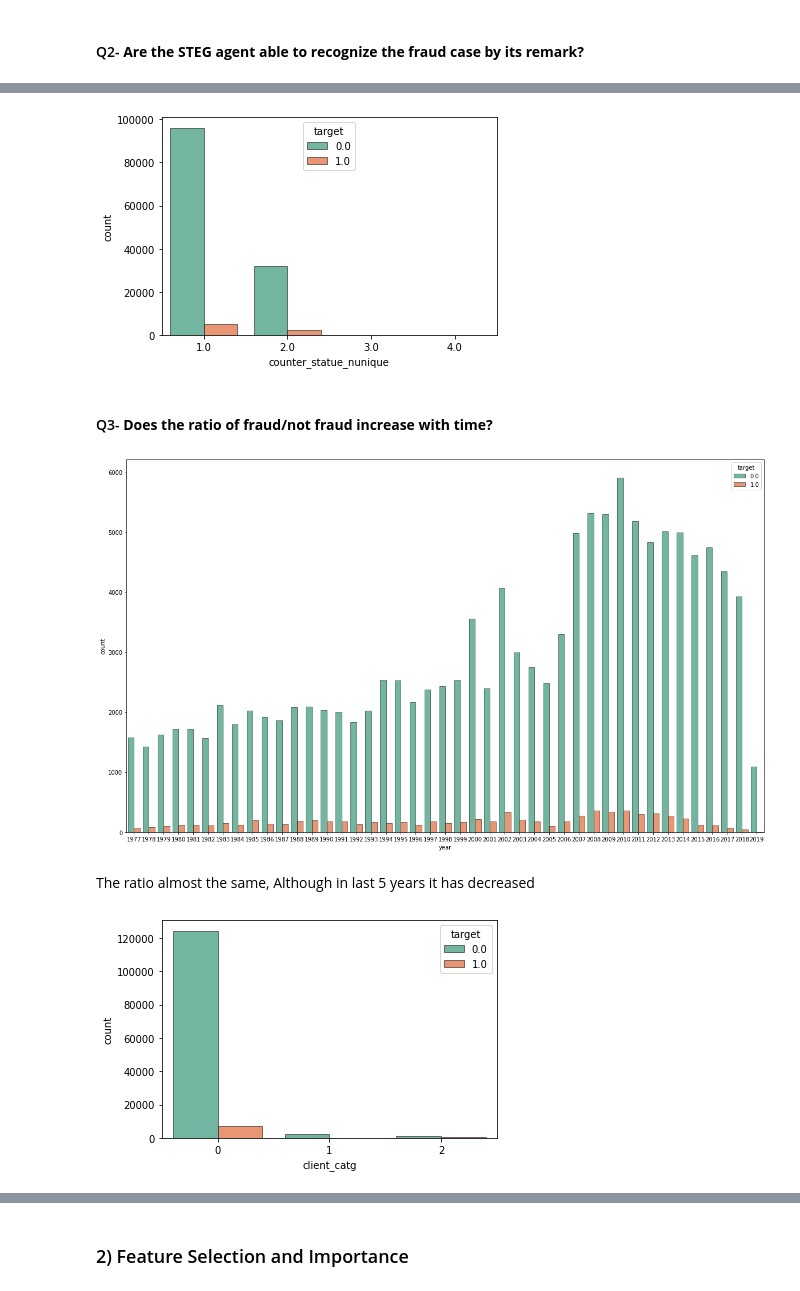
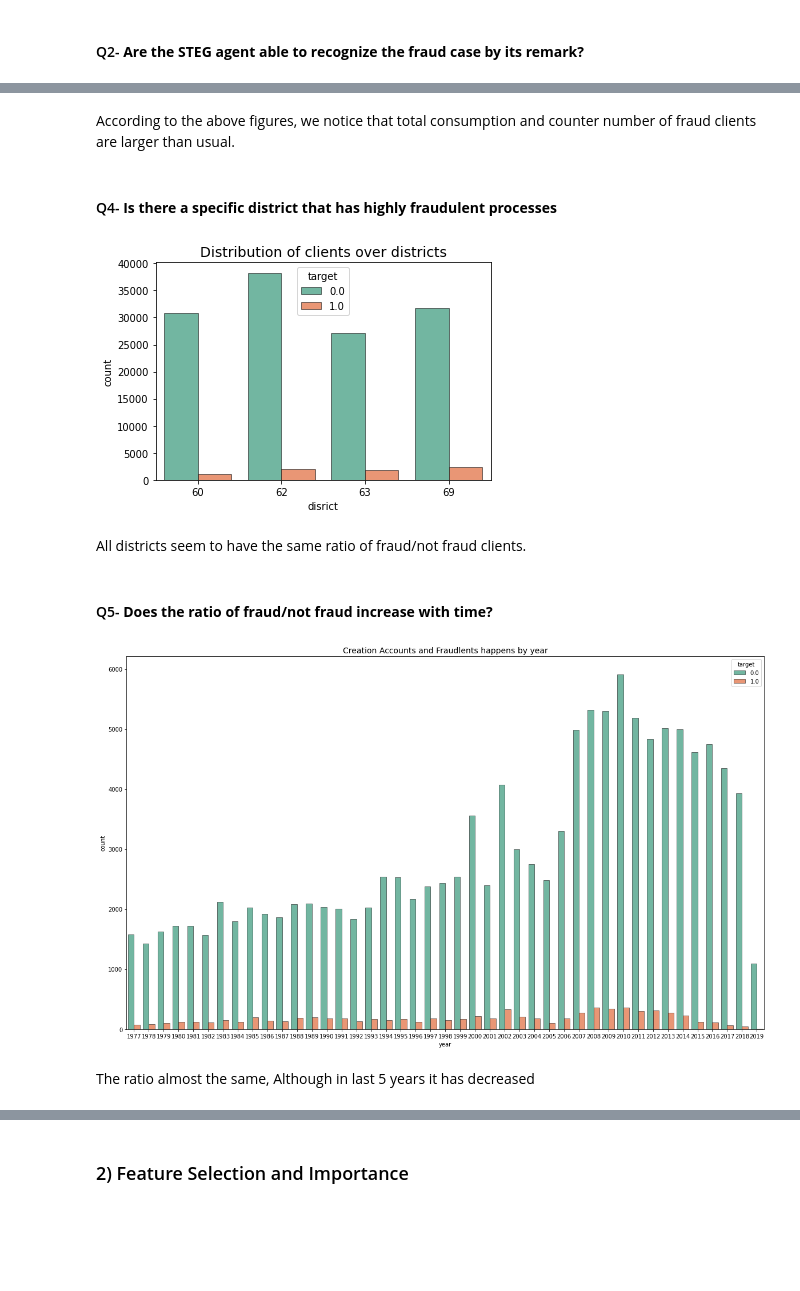
Before and after one commit to ahmedlila/Machine-Learning-Course-Tasks, a Jupyter notebook: Project1_FraudDetectionChallenge.ipynb, the cells around one changed output, grey strips where cells are left out. Saved outputs shown, nothing was run; the diff lists cells and outputs as text; code cells hidden in the pictures; blank space fills up the shorter version.

```diff
--- a/Project1_FraudDetectionChallenge.ipynb
+++ b/Project1_FraudDetectionChallenge.ipynb
@@ -538,17 +585,21 @@ plot.set(ylim=(0, 1000));
+# %% [markdown]
+According to the above figures, we notice that total consumption and counter number of fraud clients are larger than usual.
+# %% [markdown]
+#### Q4- <b>Is there a specific district that has highly fraudulent processes </b>
 # %%
-sns.countplot(x='counter_statue_nunique',data=train, hue='target', palette='Set2', linewidth=0.5, edgecolor='black');
+ax= sns.countplot(x='disrict',data=train_client,hue= 'target', palette='Set2', linewidth=0.5, edgecolor='black');
+ax.set_title('Distribution of clients over districts', fontsize=14);
 # %% [output]
-[figure, old version]
+[figure, new version]
+# %% [markdown]
+All districts seem to have the same ratio of fraud/not fraud clients.
 # %% [markdown]
-#### Q3- <b> Does the ratio of fraud/not fraud increase with time? </b>
+#### Q5- <b> Does the ratio of fraud/not fraud increase with time? </b>
 # %%
 plt.figure(figsize=(20,12))
-sns.countplot(x='year',data=train, hue='target', palette='Set2', linewidth=0.5, edgecolor='black');
+ax= sns.countplot(x='year',data=train, hue='target', palette='Set2', linewidth=0.5, edgecolor='black');
+ax.set_title('Creation Accounts and Fraudlents happens by year', fontsize=14);
 # %% [output]
-[figure, old version]
+[figure, new version]
 # %% [markdown]
 The ratio almost the same, Although in last 5 years it has decreased
-# %%
-sns.countplot(x='client_catg',data=train, hue='target', palette='Set2', linewidth=0.5, edgecolor='black');
-# %% [output]
-[figure, removed]
```
Also changed, not shown: parts of 17 cells of this notebook.
